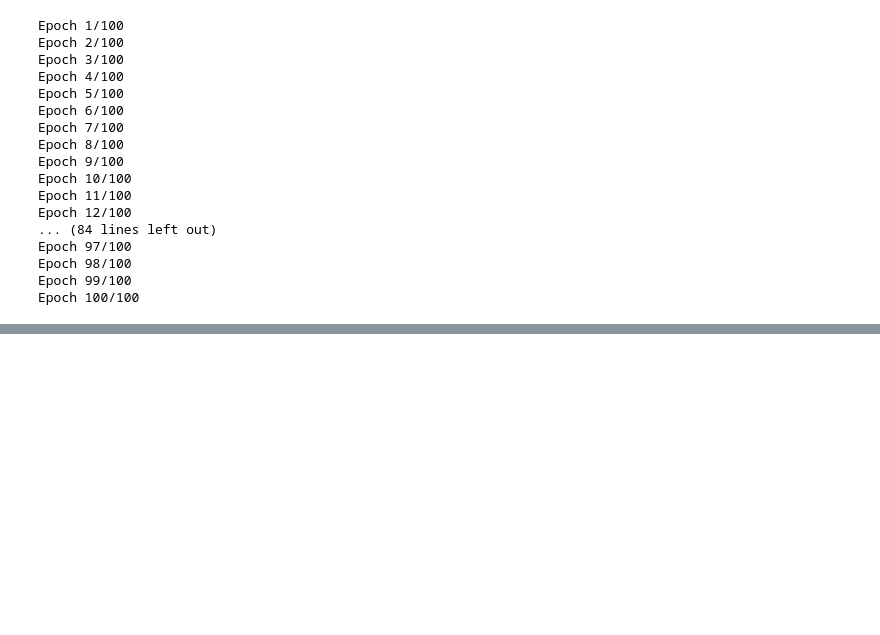
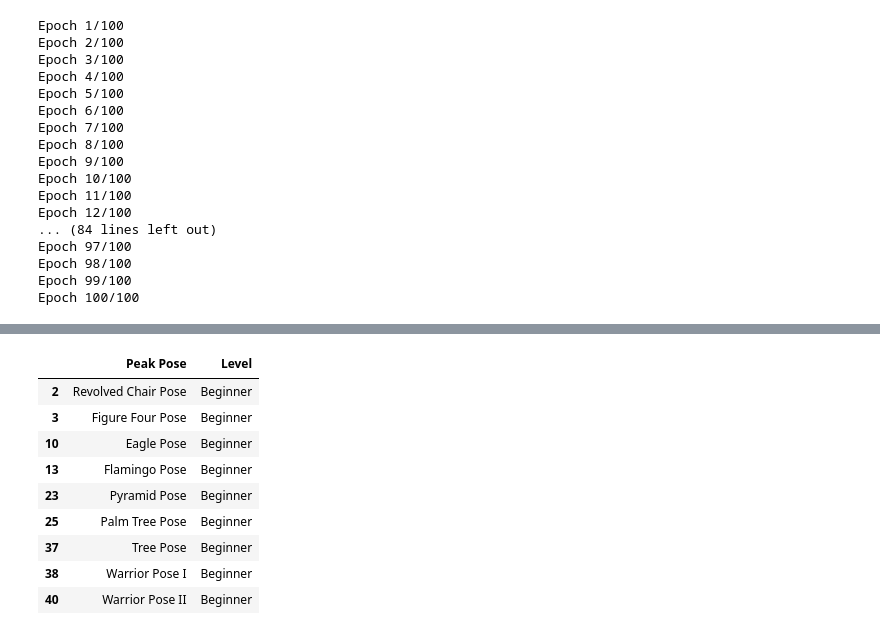
Before and after one commit to anterra/project-5, a Jupyter notebook: second_nb.ipynb, the cells around one changed output, grey strips where cells are left out. Cells and saved outputs as stored; diff of their text form; code cells hidden in the pictures; blank space fills up the shorter version.

```diff
--- a/second_nb.ipynb
+++ b/second_nb.ipynb
@@ -415,0 +544,13 @@ lstm_model = load_model('lstm_model.h5', compile=False)
+# %%
+peak_beg
+# %% [output]
+|  | Peak Pose | Level |
+| 2 | Revolved Chair Pose | Beginner |
+| 3 | Figure Four Pose | Beginner |
+| 10 | Eagle Pose | Beginner |
+| 13 | Flamingo Pose | Beginner |
+| 23 | Pyramid Pose | Beginner |
+| 25 | Palm Tree Pose | Beginner |
+| 37 | Tree Pose | Beginner |
+| 38 | Warrior Pose I | Beginner |
+| 40 | Warrior Pose II | Beginner |
```
Also changed, not shown: parts of 33 cells of this notebook, 13 other files.
